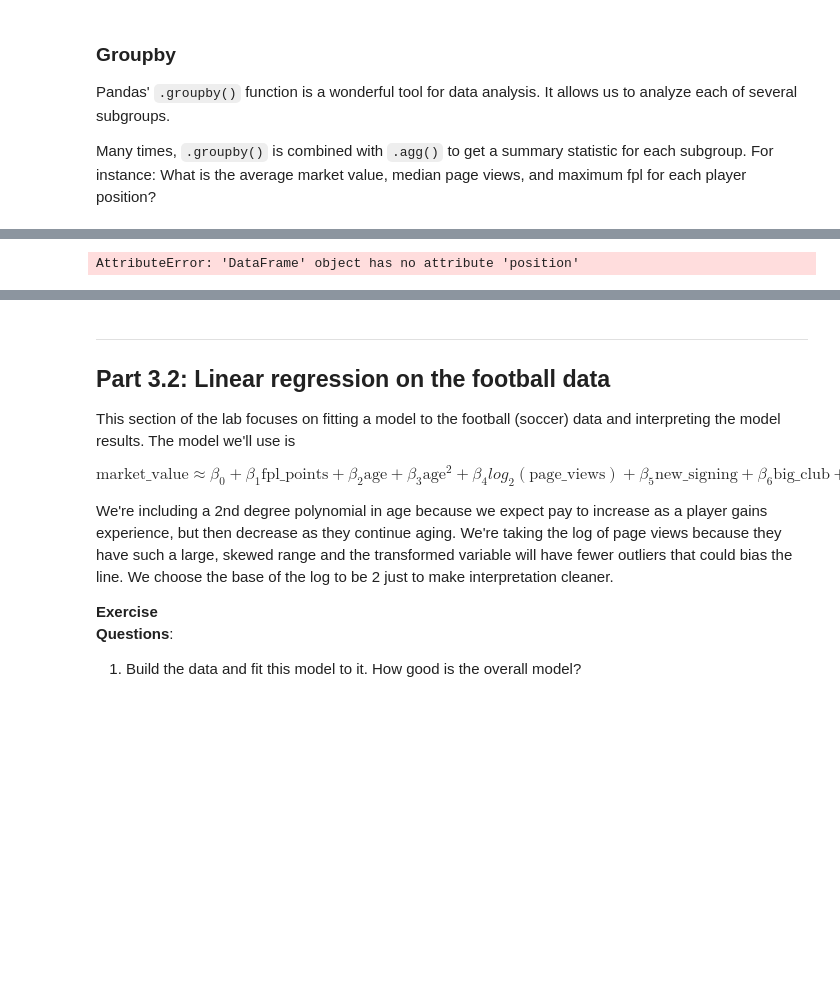
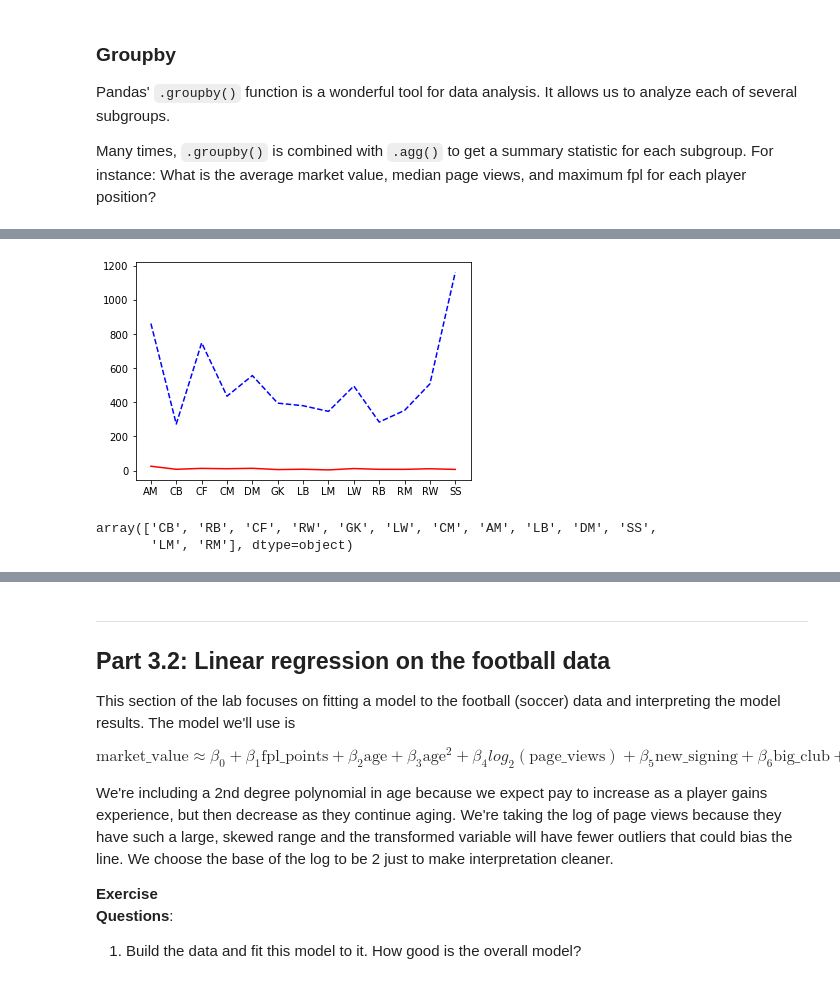
Before and after one commit to jvenepal/cs109a, a Jupyter notebook: content/labs/lab04/notebook/cs109a_lab4_regression.ipynb, the cells around one changed output, grey strips where cells are left out. Saved outputs shown, nothing was run; the diff lists cells and outputs as text; code cells hidden in the pictures; blank space fills up the shorter version.

```diff
--- a/content/labs/lab04/notebook/cs109a_lab4_regression.ipynb
+++ b/content/labs/lab04/notebook/cs109a_lab4_regression.ipynb
@@ -333,0 +404,4 @@ We want to make sure that the training and test data have appropriate representa
+# %%
+league_df = league_df.dropna()
+train_data, test_data = train_test_split(league_df, test_size=0.2, random_state=42, stratify=league_df.region)
+train_data.region.value_counts(normalize=True)
@@ -357,7 +451,20 @@ KeyError: 'position'
+# %%
+gpby_pos = train_data.groupby('position').agg({
+    'market_value': np.mean,
+    'page_views': np.median,
+    'fpl_points': np.max
+})
+plt.figure()
+plt.plot(gpby_pos.index, gpby_pos.market_value, 'r-')
+plt.plot(gpby_pos.index, gpby_pos.page_views, 'b--');
+## arghh, the values are not to scale!!
+# %% [output]
+[figure, added]
 # %%
 train_data.position.unique()
 # %% [output]
-AttributeError: 'DataFrame' object has no attribute 'position'
+array(['CB', 'RB', 'CF', 'RW', 'GK', 'LW', 'CM', 'AM', 'LB', 'DM', 'SS',
+       'LM', 'RM'], dtype=object)
 # %%
 train_data.groupby(['big_club', 'position']).agg({
     'market_value': np.mean,
```
Also changed, not shown: parts of 62 cells of this notebook.
